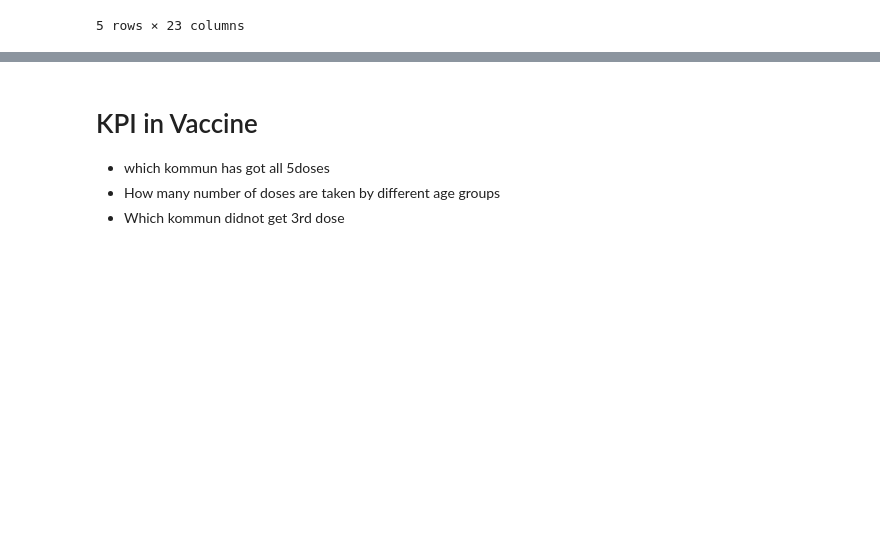
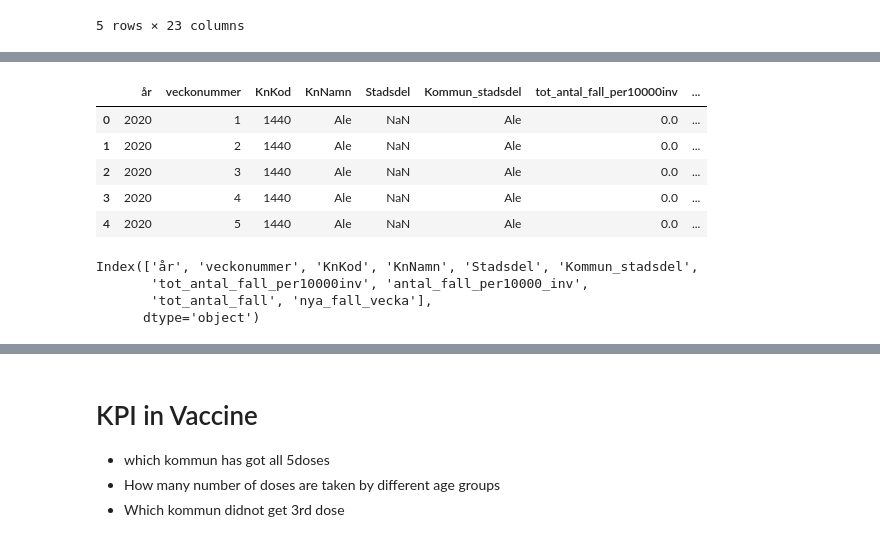
Before and after one commit to VineelaNedunuri/Databehandling-Vineela-Nedunuri, a Jupyter notebook: Labb/Uppgift3.ipynb, the cells around one changed output, grey strips where cells are left out. Cells and saved outputs as stored; diff of their text form; code cells hidden in the pictures; blank space fills up the shorter version.

```diff
--- a/Labb/Uppgift3.ipynb
+++ b/Labb/Uppgift3.ipynb
@@ -75,0 +90,17 @@ pandas.core.series.Series
+# %%
+df = pd.read_excel("../Labb/Data/Covid19.xlsx",sheet_name="Veckodata Kommun_stadsdel")
+df.head()
+# %% [output]
+|  | år | veckonummer | KnKod | KnNamn | Stadsdel | Kommun_stadsdel | tot_antal_fall_per10000inv | ... |
+| 0 | 2020 | 1 | 1440 | Ale | NaN | Ale | 0.0 | ... |
+| 1 | 2020 | 2 | 1440 | Ale | NaN | Ale | 0.0 | ... |
+| 2 | 2020 | 3 | 1440 | Ale | NaN | Ale | 0.0 | ... |
+| 3 | 2020 | 4 | 1440 | Ale | NaN | Ale | 0.0 | ... |
+| 4 | 2020 | 5 | 1440 | Ale | NaN | Ale | 0.0 | ... |
+# %%
+df.columns
+# %% [output]
+Index(['år', 'veckonummer', 'KnKod', 'KnNamn', 'Stadsdel', 'Kommun_stadsdel',
+       'tot_antal_fall_per10000inv', 'antal_fall_per10000_inv',
+       'tot_antal_fall', 'nya_fall_vecka'],
+      dtype='object')
```
Also changed, not shown: parts of 16 cells of this notebook.
